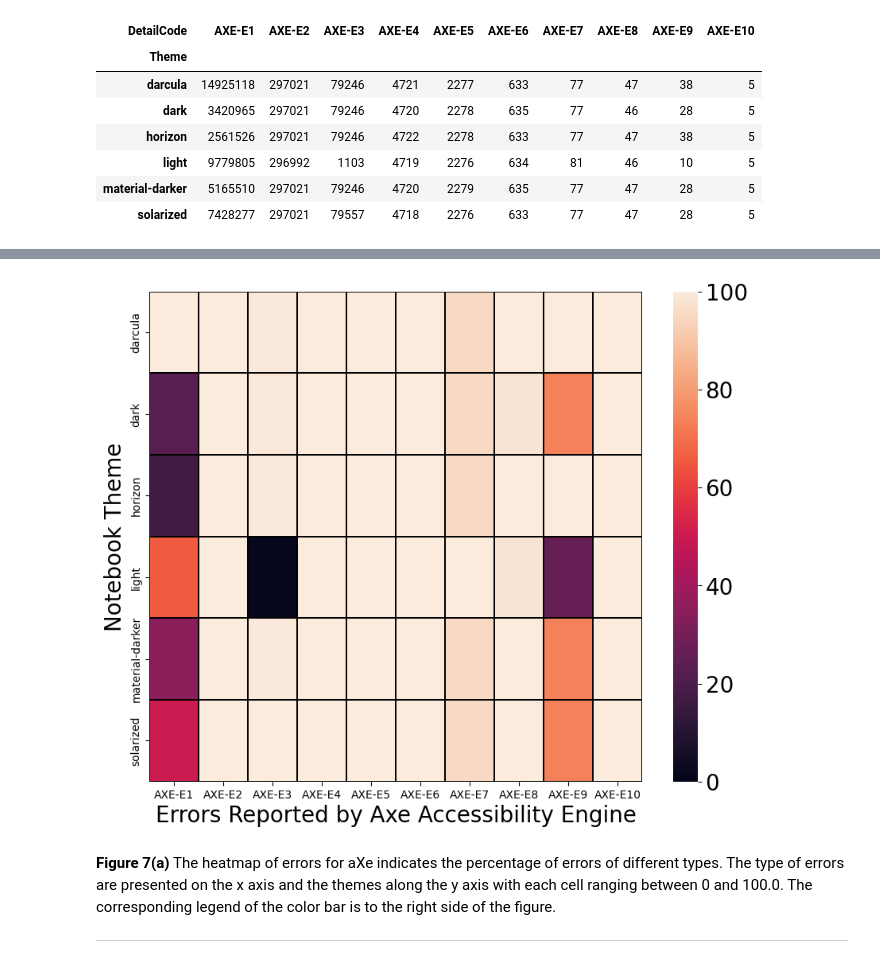
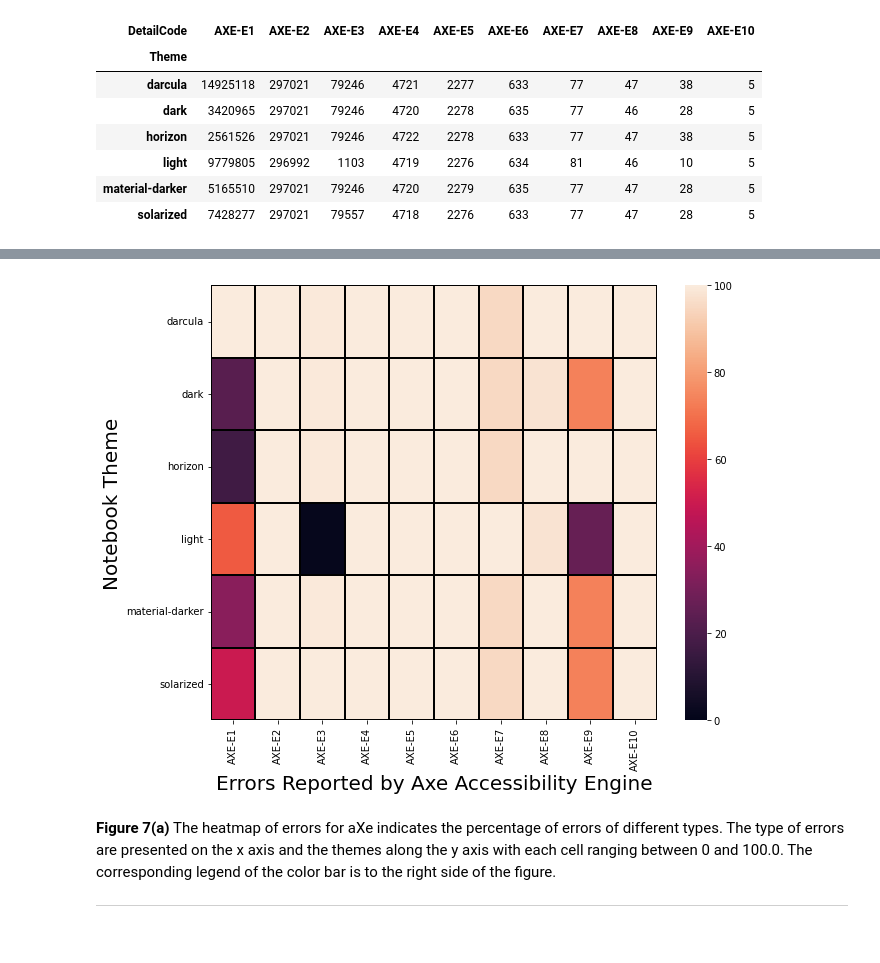
Before and after one commit to make4all/notebooka11y, a Jupyter notebook: artifact/Accessibility Scan.ipynb, the cells around one changed output, grey strips where cells are left out. Saved outputs shown, nothing was run; the diff lists cells and outputs as text; code cells hidden in the pictures.

Commit message:
fix plot 7 to make lables rotate correctly

```diff
--- a/artifact/Accessibility Scan.ipynb
+++ b/artifact/Accessibility Scan.ipynb
@@ -88,13 +90,14 @@ See the caveats in the documentation: https://pandas.pydata.org/pandas-docs/stab
 | solarized | 49.770307 | 100.000000 | 100.000000 | 99.915290 | 99.868363 | 99.685039 | 95.061728 | 100.00000 | 73.684211 | 100.0 |
 # %%
 fig, ax = plt.subplots(nrows=1, ncols=1, figsize=(10, 8))
-matplotlib.rcParams.update({'font.size': 20})
 sns.heatmap(axe_errors, robust=True, linewidths=0.1, linecolor='black', ax=ax, vmin=0, vmax=100)
 ax.set_ylabel('Notebook Theme', fontsize=20)
 ax.set_xlabel('Errors Reported by Axe Accessibility Engine', fontsize=20)
+plt.xticks(rotation=90)
+plt.yticks(rotation=0)
 plt.savefig('plot_out/fig-7a-errors-axe-heatmap.pdf', bbox_inches='tight')
 # %% [output]
-[figure, old version]
+[figure, new version]
 # %% [markdown]
 **Figure 7(a)** The heatmap of errors for aXe indicates the percentage of errors of different types. The type of errors are presented on the x axis and the themes along the y axis with each cell ranging between 0 and 100.0. The corresponding legend of the color bar is to the right side of the figure.
 
```
Also changed, not shown: parts of 2 cells of this notebook, 2 other files.
